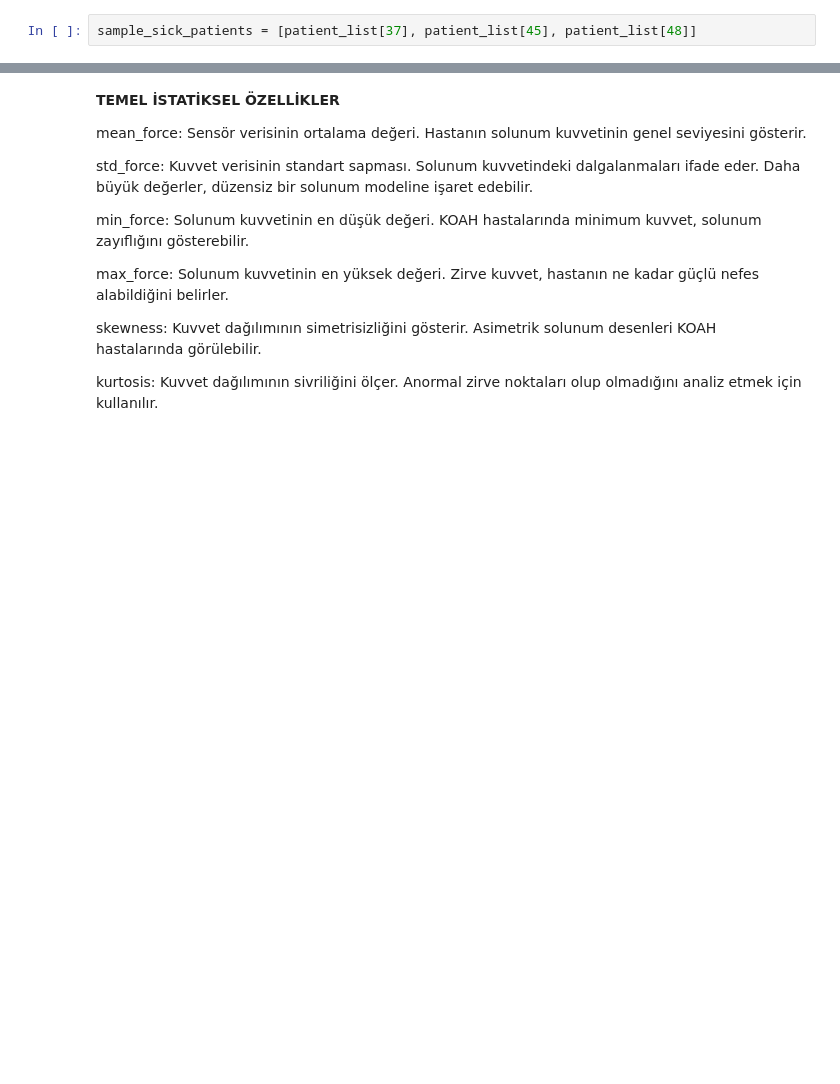
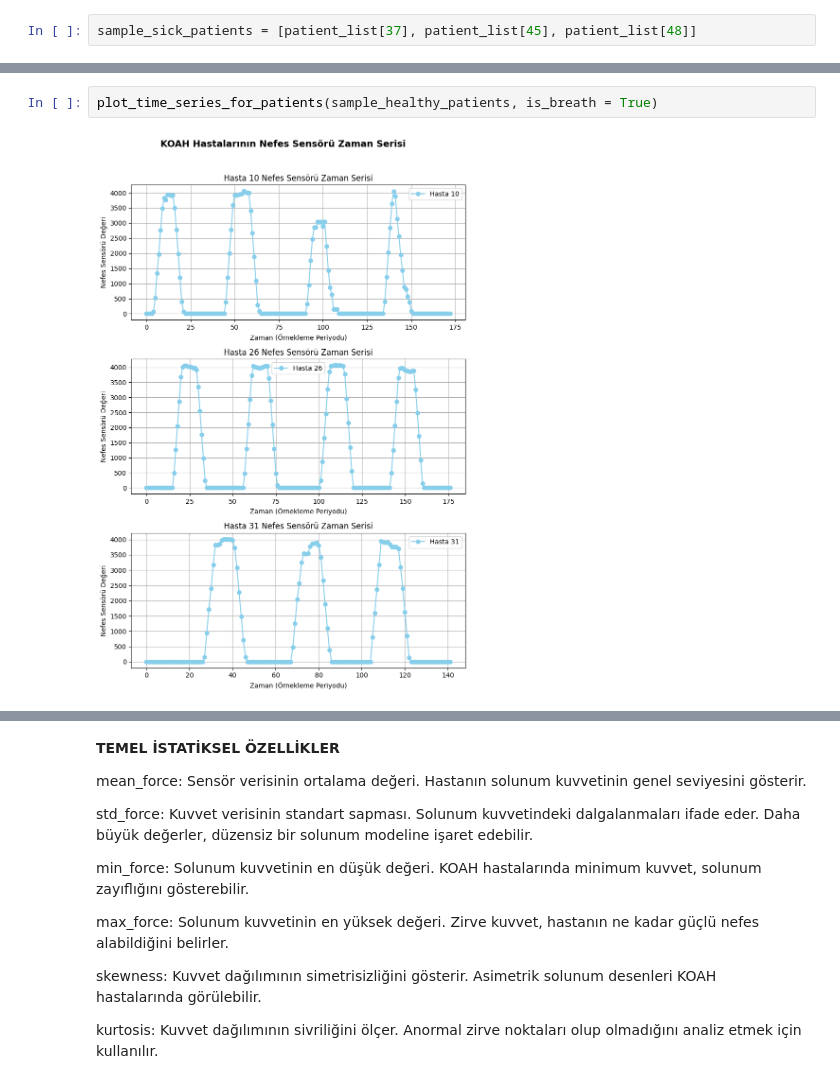
Before and after one commit to Dousery/AI_Powered_Human_Breathing, a Jupyter notebook: final_project.ipynb, the cells around one changed output, grey strips where cells are left out. Cells and saved outputs as stored; diff of their text form; blank space fills up the shorter version.

```diff
--- a/final_project.ipynb
+++ b/final_project.ipynb
@@ -161,4 +184,8 @@ def plot_time_series_for_patients(patients, is_sick, sample_period=1):
 
     plt.tight_layout(rect=[0, 0, 1, 0.96])  # Başlık sıkışmasını önle
     plt.show()
+# %%
+plot_time_series_for_patients(sample_healthy_patients, is_breath = True)
+# %% [output]
+[figure, added]
 # %%
```
Also changed, not shown: parts of 12 cells of this notebook.
